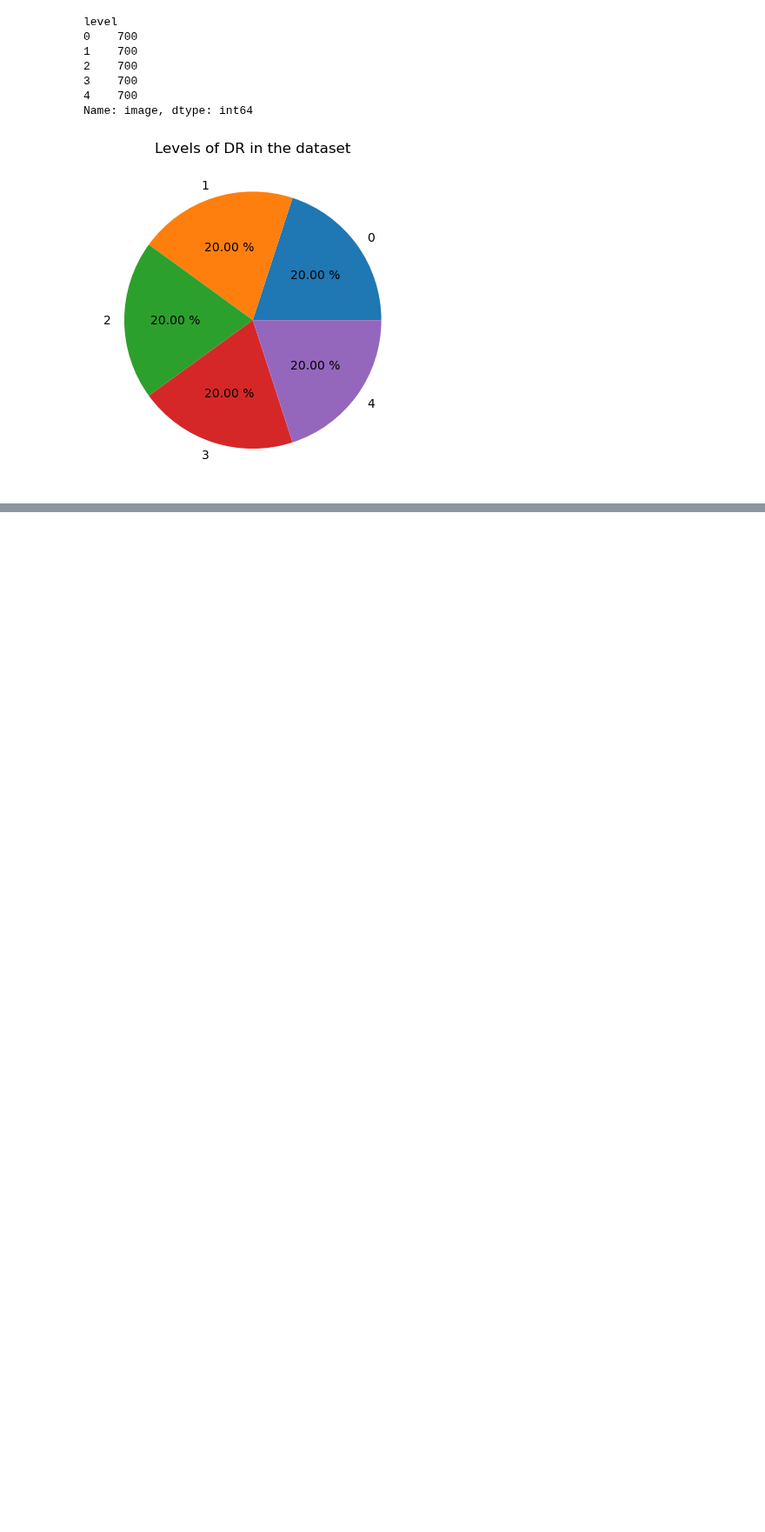
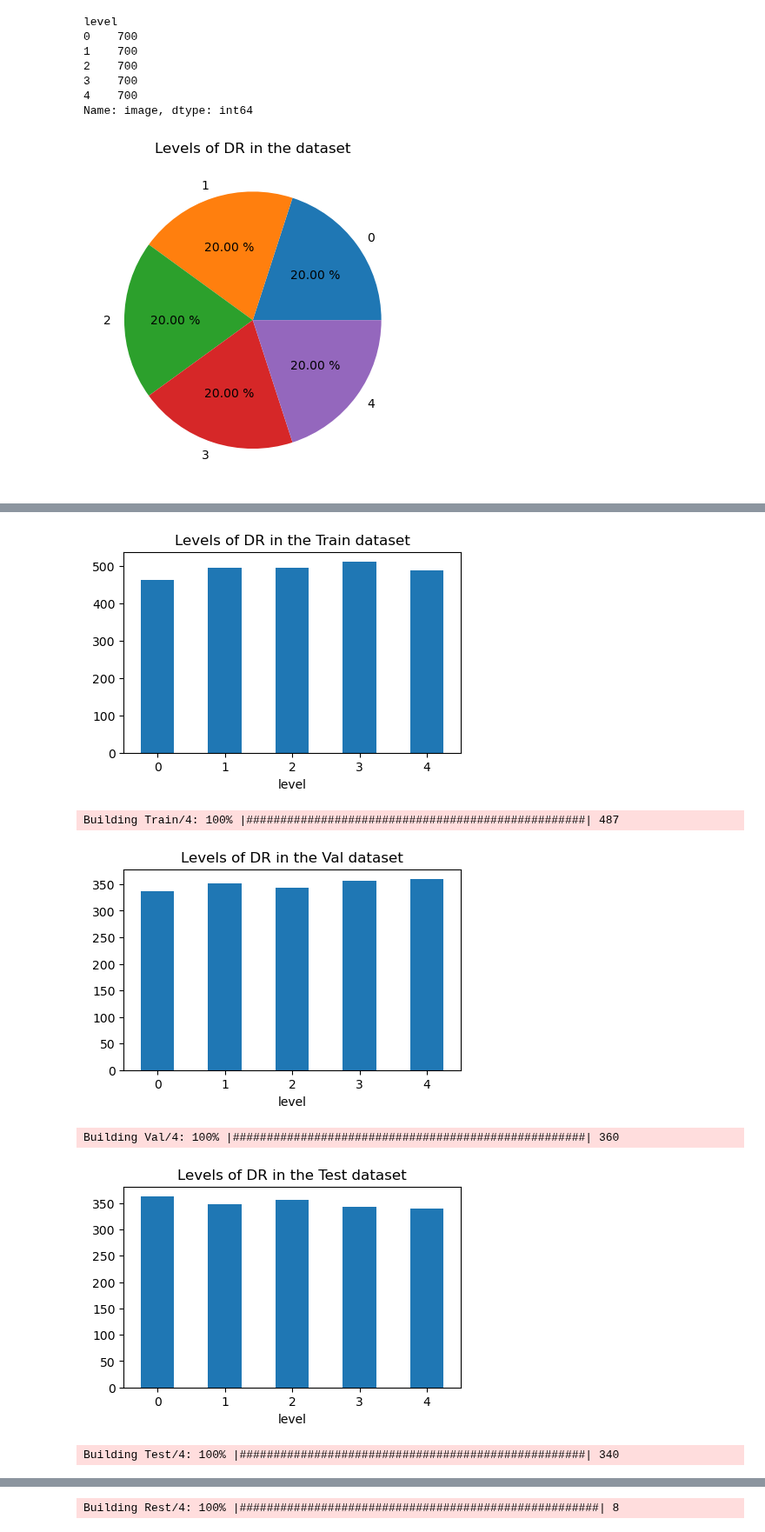
Before and after one commit to AlbertoRomanRamosRodriguez/Tesis-de-Grado, a Jupyter notebook: exploring-kaggle-dr.ipynb, the cells around one changed output, grey strips where cells are left out. Shown at 87% size. Drawn from its saved outputs; the diff is of its cells as text; code cells hidden in the pictures; blank space fills up the shorter version.

```diff
--- a/exploring-kaggle-dr.ipynb
+++ b/exploring-kaggle-dr.ipynb
@@ -183,6 +145,21 @@ def create_path(base_dir:str, dir_name:str):
         print(f'[INFO] {directory} already exists')
 
     return directory
+
+def display_df_dist(df: pd.DataFrame, df_name:str):
+    dfp = df.pivot_table(
+        index='level',
+        aggfunc='size'
+    )
+    dfp.plot(
+        kind='bar',
+        figsize=(5,3),
+        rot=0
+    )
+    plt.title(f"Levels of DR in the {df_name} dataset")
+    plt.savefig(os.path.sep.join(['DB', f'{df_name}.png']))
+    plt.show()
+    df.head()
 
 def organize_set_imgs(df: pd.DataFrame, set_path:str):
 
@@ -234,0 +205,24 @@ Building Test/4: 100% |###################################################| 340
+# %%
+
+DB_PATH = './DB'
+
+reset_path(DB_PATH)
+
+df_path =  [
+    (train_df, 'Train'),
+    (val_df, 'Val'),
+    (test_df, 'Test'),
+    (another_dataset, 'Rest')
+]
+
+for df, p in df_path:
+    display_df_dist(df,p)
+    path = create_path(DB_PATH, p)
+    organize_set_imgs(df, path)
+# %% [output]
+[figure, added]
+Building Train/4: 100% |##################################################| 487
+[figure, added]
+Building Val/4: 100% |####################################################| 360
+[figure, added]
+Building Test/4: 100% |###################################################| 340
@@ -234,0 +230 @@ Building Test/4: 100% |###################################################| 340
+Building Rest/4: 100% |#####################################################| 8
```
Also changed, not shown: parts of 18 cells of this notebook.
